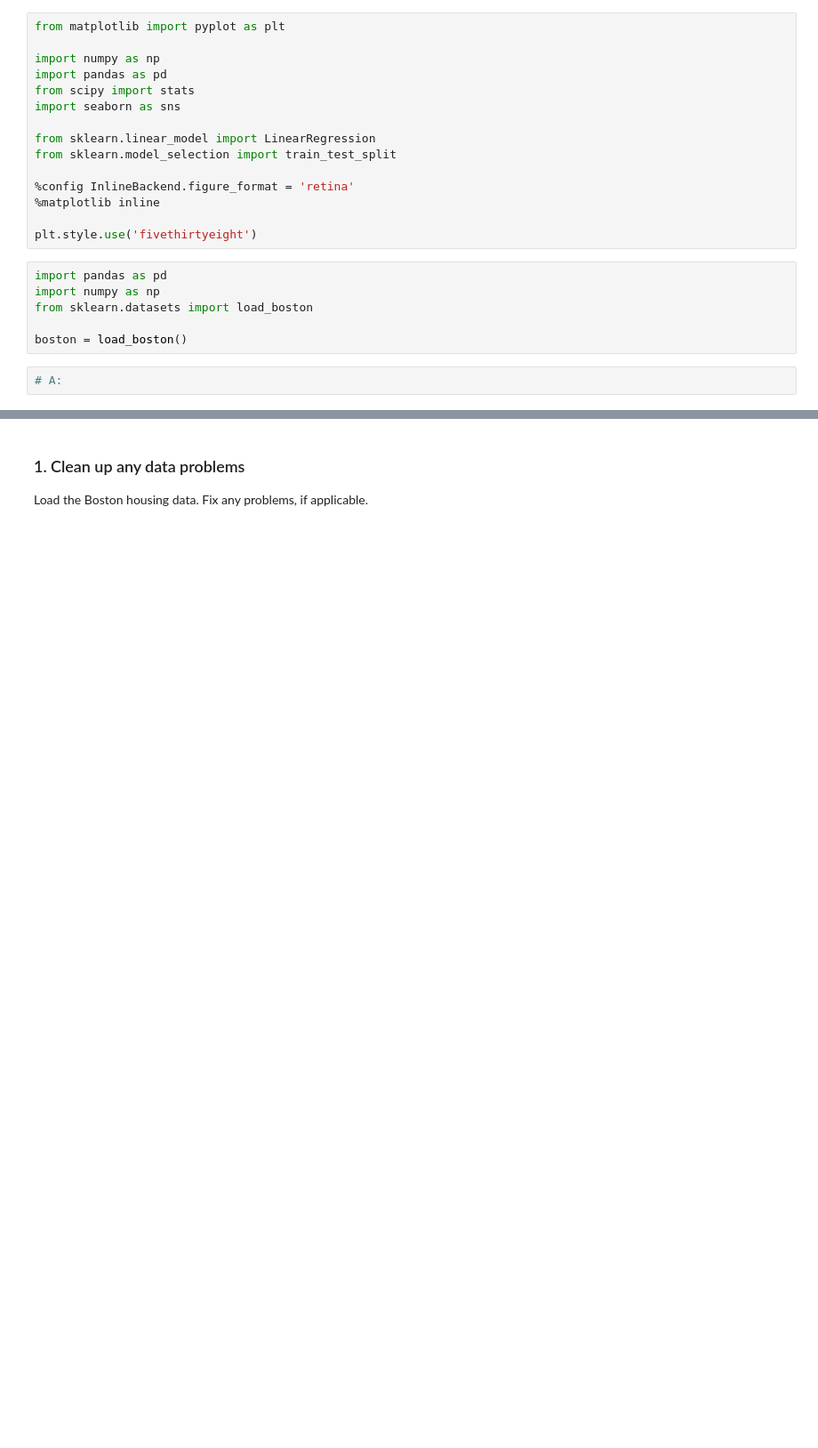
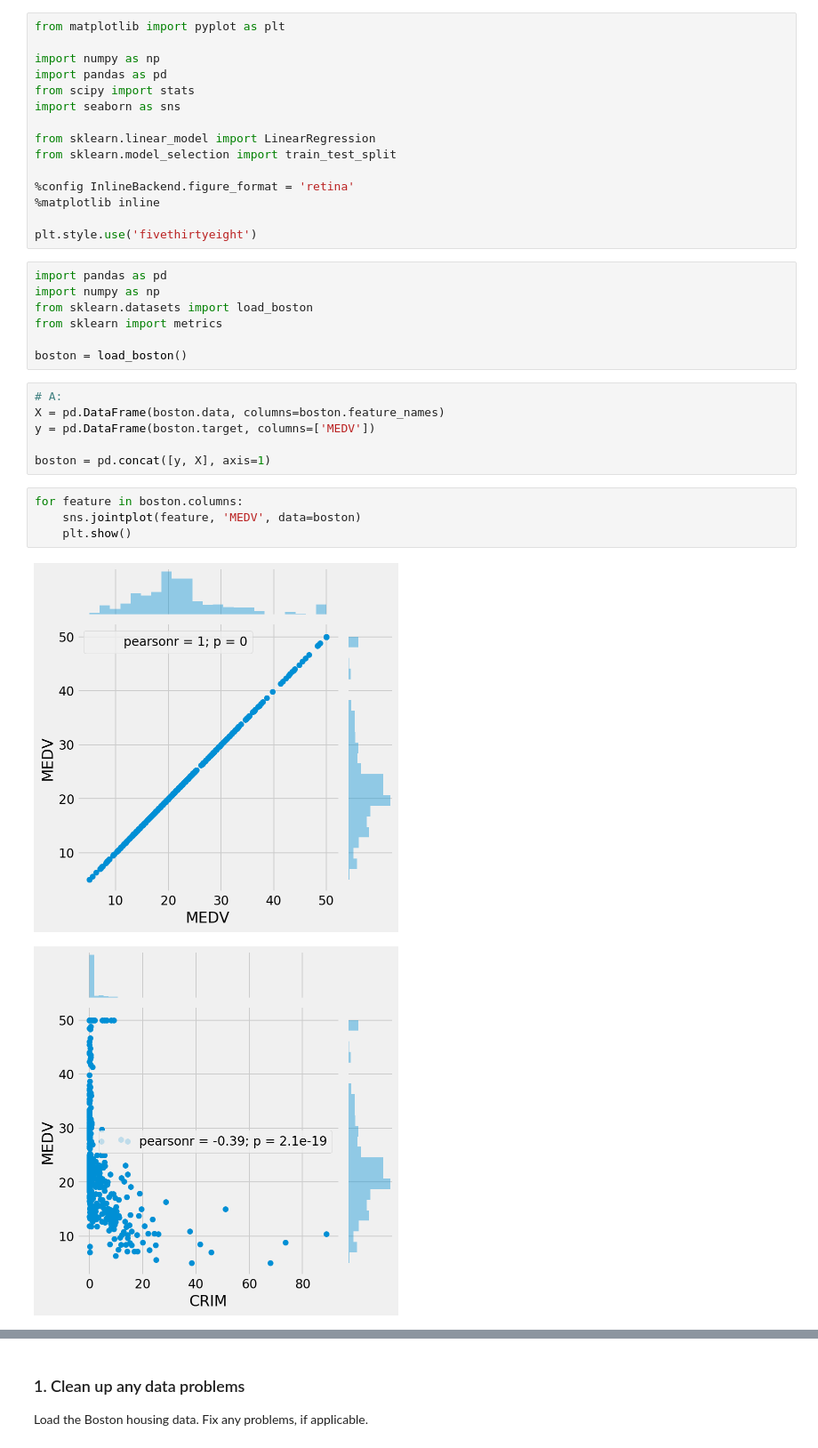
Before and after one commit to DineshPendyala/Start-ML, a Jupyter notebook: lessons/11/practice/train_test-cross_validation-lab.ipynb, the cells around one changed output, grey strips where cells are left out. Shown at 89% size. Saved outputs shown, nothing was run; the diff lists cells and outputs as text; blank space fills up the shorter version.

```diff
--- a/lessons/11/practice/train_test-cross_validation-lab.ipynb
+++ b/lessons/11/practice/train_test-cross_validation-lab.ipynb
@@ -57,7 +57,19 @@ plt.style.use('fivethirtyeight')
 import pandas as pd
 import numpy as np
 from sklearn.datasets import load_boston
+from sklearn import metrics
 
 boston = load_boston()
-# %%
-# A:
+# %%
+# A:
+X = pd.DataFrame(boston.data, columns=boston.feature_names)
+y = pd.DataFrame(boston.target, columns=['MEDV'])
+
+boston = pd.concat([y, X], axis=1)
+# %%
+for feature in boston.columns:
+    sns.jointplot(feature, 'MEDV', data=boston)
+    plt.show()
+# %% [output]
+[figure, added]
+[figure, added]
```
Also changed, not shown: parts of 6 cells of this notebook, 14 other files.
